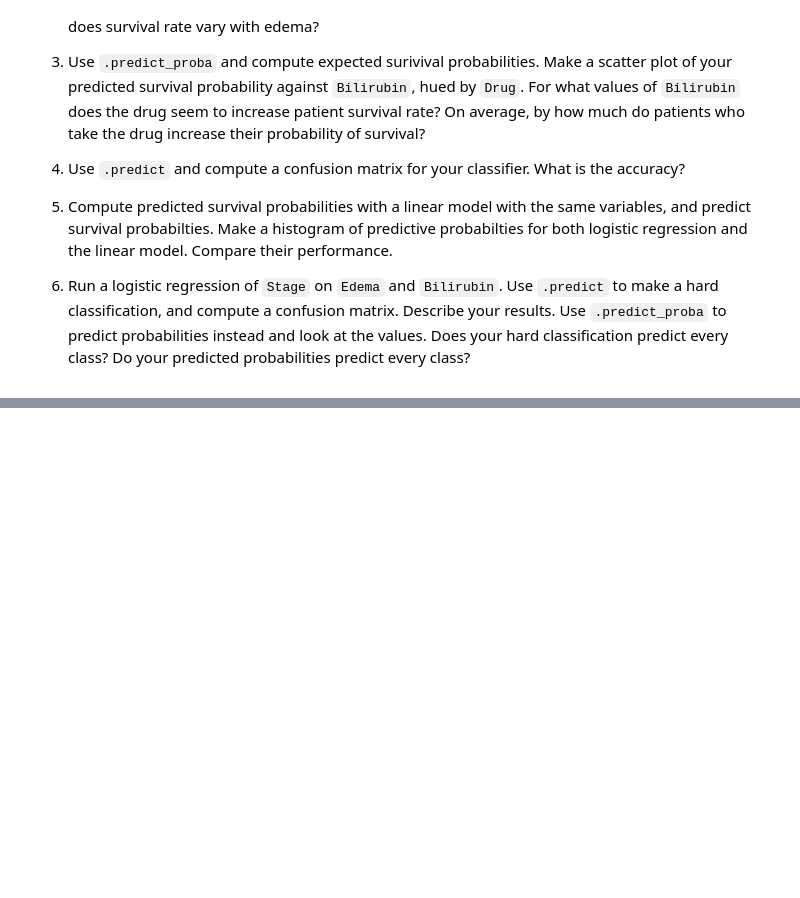
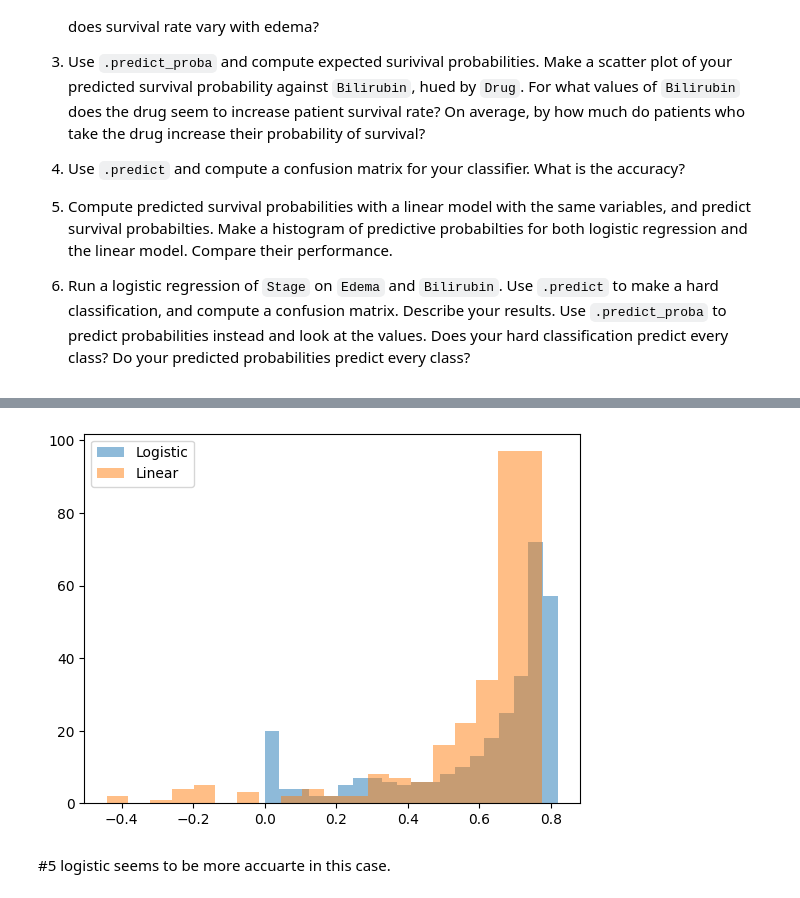
Before and after one commit to AlxScottt/undergrad_ml_assignments, a Jupyter notebook: 05_assignment_glm.ipynb, the cells around one changed output, grey strips where cells are left out. Drawn from its saved outputs; the diff is of its cells as text; code cells hidden in the pictures; blank space fills up the shorter version.

```diff
--- a/05_assignment_glm.ipynb
+++ b/05_assignment_glm.ipynb
@@ -256,0 +312,16 @@ dtype: int64
+# %%
+#6
+from sklearn.linear_model import LinearRegression
+
+lin = LinearRegression().fit(X, y)
+lin_preds = lin.predict(X)
+
+plt.hist(df['pred_prob'], bins=20, alpha=0.5, label='Logistic')
+plt.hist(lin_preds, bins=20, alpha=0.5, label='Linear')
+plt.legend()
+plt.show()
+# %% [output]
+[figure, added]
+# %% [markdown]
+#5
+logistic seems to be more accuarte in this case.
```
Also changed, not shown: parts of 10 cells of this notebook.
